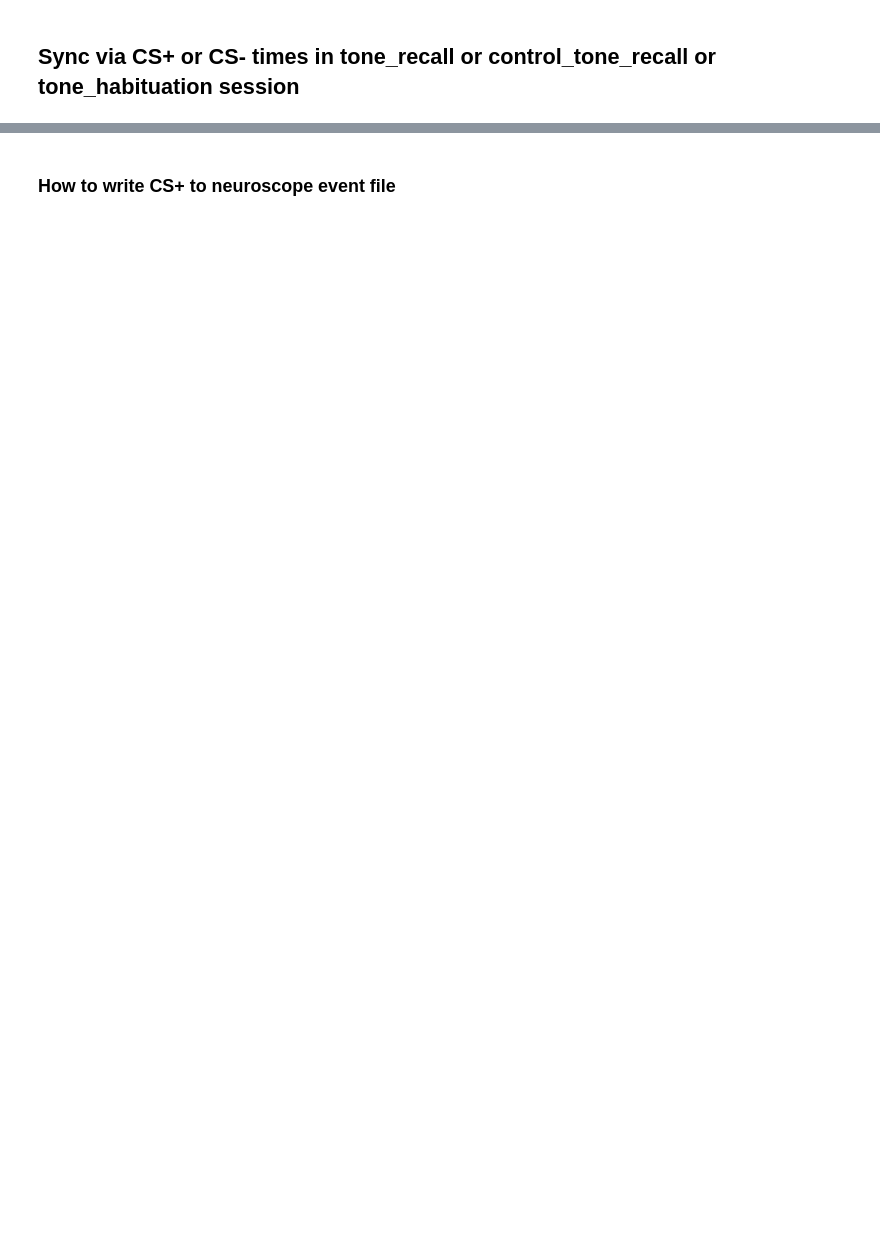
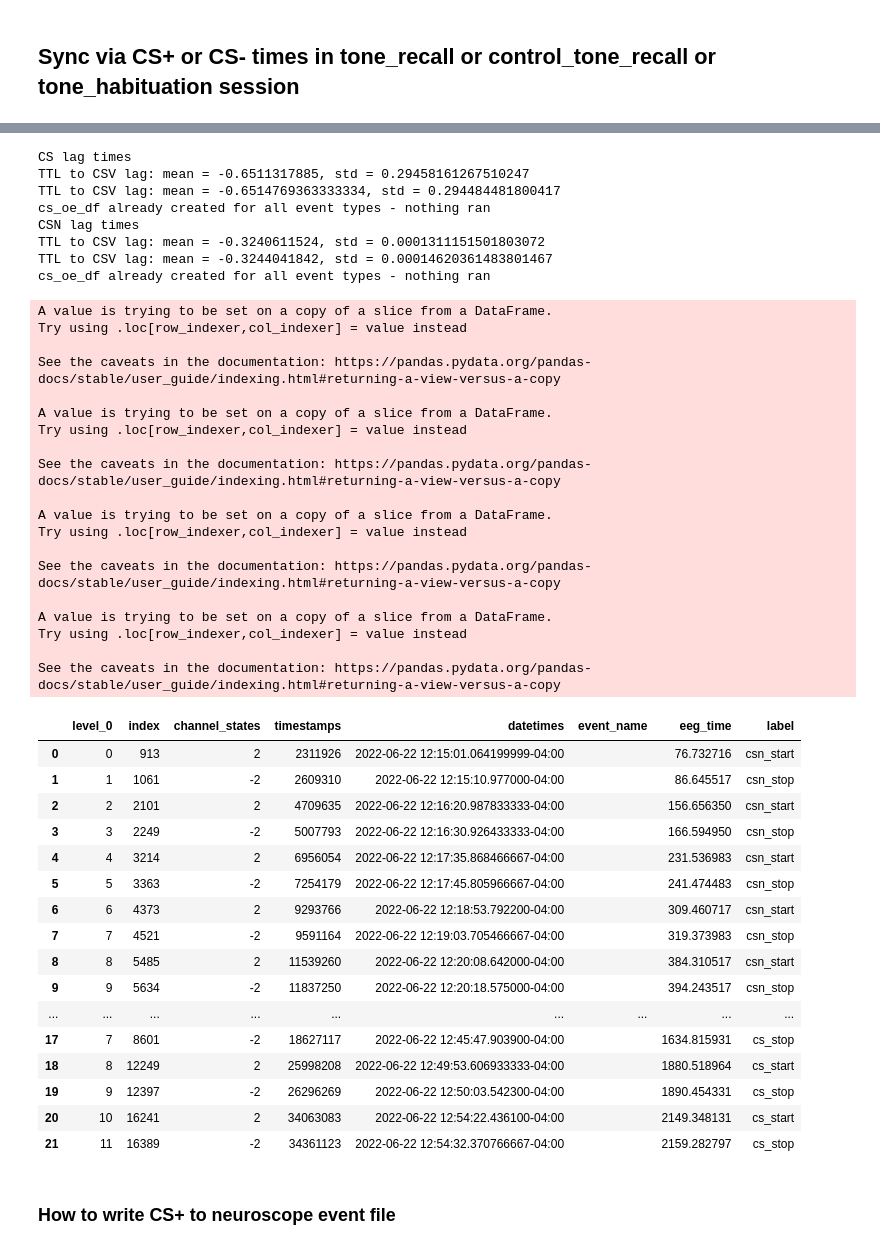
Before and after one commit to nkinsky/TraceFC, a Jupyter notebook: Notebooks/Sync_USV_and_Ephys.ipynb, the cells around one changed output, grey strips where cells are left out. Drawn from its saved outputs; the diff is of its cells as text; code cells hidden in the pictures; blank space fills up the shorter version.

```diff
--- a/Notebooks/Sync_USV_and_Ephys.ipynb
+++ b/Notebooks/Sync_USV_and_Ephys.ipynb
@@ -313,3 +205,51 @@ See the caveats in the documentation: https://pandas.pydata.org/pandas-docs/stab
+# %%
+# Align CS times from CSV to OpenEphys for exact timing
+trace_sync.all_cs_to_oe()
+# %% [output]
+CS lag times
+TTL to CSV lag: mean = -0.6511317885, std = 0.29458161267510247
+TTL to CSV lag: mean = -0.6514769363333334, std = 0.294484481800417
+cs_oe_df already created for all event types - nothing ran
+CSN lag times
+TTL to CSV lag: mean = -0.3240611524, std = 0.0001311151501803072
+TTL to CSV lag: mean = -0.3244041842, std = 0.00014620361483801467
+cs_oe_df already created for all event types - nothing ran
+A value is trying to be set on a copy of a slice from a DataFrame.
+Try using .loc[row_indexer,col_indexer] = value instead
+
+See the caveats in the documentation: https://pandas.pydata.org/pandas-docs/stable/user_guide/indexing.html#returning-a-view-versus-a-copy
+
+A value is trying to be set on a copy of a slice from a DataFrame.
+Try using .loc[row_indexer,col_indexer] = value instead
+
+See the caveats in the documentation: https://pandas.pydata.org/pandas-docs/stable/user_guide/indexing.html#returning-a-view-versus-a-copy
+
+A value is trying to be set on a copy of a slice from a DataFrame.
+Try using .loc[row_indexer,col_indexer] = value instead
+
+See the caveats in the documentation: https://pandas.pydata.org/pandas-docs/stable/user_guide/indexing.html#returning-a-view-versus-a-copy
+
+A value is trying to be set on a copy of a slice from a DataFrame.
+Try using .loc[row_indexer,col_indexer] = value instead
+
+See the caveats in the documentation: https://pandas.pydata.org/pandas-docs/stable/user_guide/indexing.html#returning-a-view-versus-a-copy
+|  | level_0 | index | channel_states | timestamps | datetimes | event_name | eeg_time | label |
+| 0 | 0 | 913 | 2 | 2311926 | 2022-06-22 12:15:01.064199999-04:00 |  | 76.732716 | csn_start |
+| 1 | 1 | 1061 | -2 | 2609310 | 2022-06-22 12:15:10.977000-04:00 |  | 86.645517 | csn_stop |
+| 2 | 2 | 2101 | 2 | 4709635 | 2022-06-22 12:16:20.987833333-04:00 |  | 156.656350 | csn_start |
+| 3 | 3 | 2249 | -2 | 5007793 | 2022-06-22 12:16:30.926433333-04:00 |  | 166.594950 | csn_stop |
+| 4 | 4 | 3214 | 2 | 6956054 | 2022-06-22 12:17:35.868466667-04:00 |  | 231.536983 | csn_start |
+| 5 | 5 | 3363 | -2 | 7254179 | 2022-06-22 12:17:45.805966667-04:00 |  | 241.474483 | csn_stop |
+| 6 | 6 | 4373 | 2 | 9293766 | 2022-06-22 12:18:53.792200-04:00 |  | 309.460717 | csn_start |
+| 7 | 7 | 4521 | -2 | 9591164 | 2022-06-22 12:19:03.705466667-04:00 |  | 319.373983 | csn_stop |
+| 8 | 8 | 5485 | 2 | 11539260 | 2022-06-22 12:20:08.642000-04:00 |  | 384.310517 | csn_start |
+| 9 | 9 | 5634 | -2 | 11837250 | 2022-06-22 12:20:18.575000-04:00 |  | 394.243517 | csn_stop |
+| ... | ... | ... | ... | ... | ... | ... | ... | ... |
+| 17 | 7 | 8601 | -2 | 18627117 | 2022-06-22 12:45:47.903900-04:00 |  | 1634.815931 | cs_stop |
+| 18 | 8 | 12249 | 2 | 25998208 | 2022-06-22 12:49:53.606933333-04:00 |  | 1880.518964 | cs_start |
+| 19 | 9 | 12397 | -2 | 26296269 | 2022-06-22 12:50:03.542300-04:00 |  | 1890.454331 | cs_stop |
+| 20 | 10 | 16241 | 2 | 34063083 | 2022-06-22 12:54:22.436100-04:00 |  | 2149.348131 | cs_start |
+| 21 | 11 | 16389 | -2 | 34361123 | 2022-06-22 12:54:32.370766667-04:00 |  | 2159.282797 | cs_stop |
 # %% [markdown]
 ### How to write CS+ to neuroscope event file
 # %%
```
Also changed, not shown: parts of 27 cells of this notebook.
